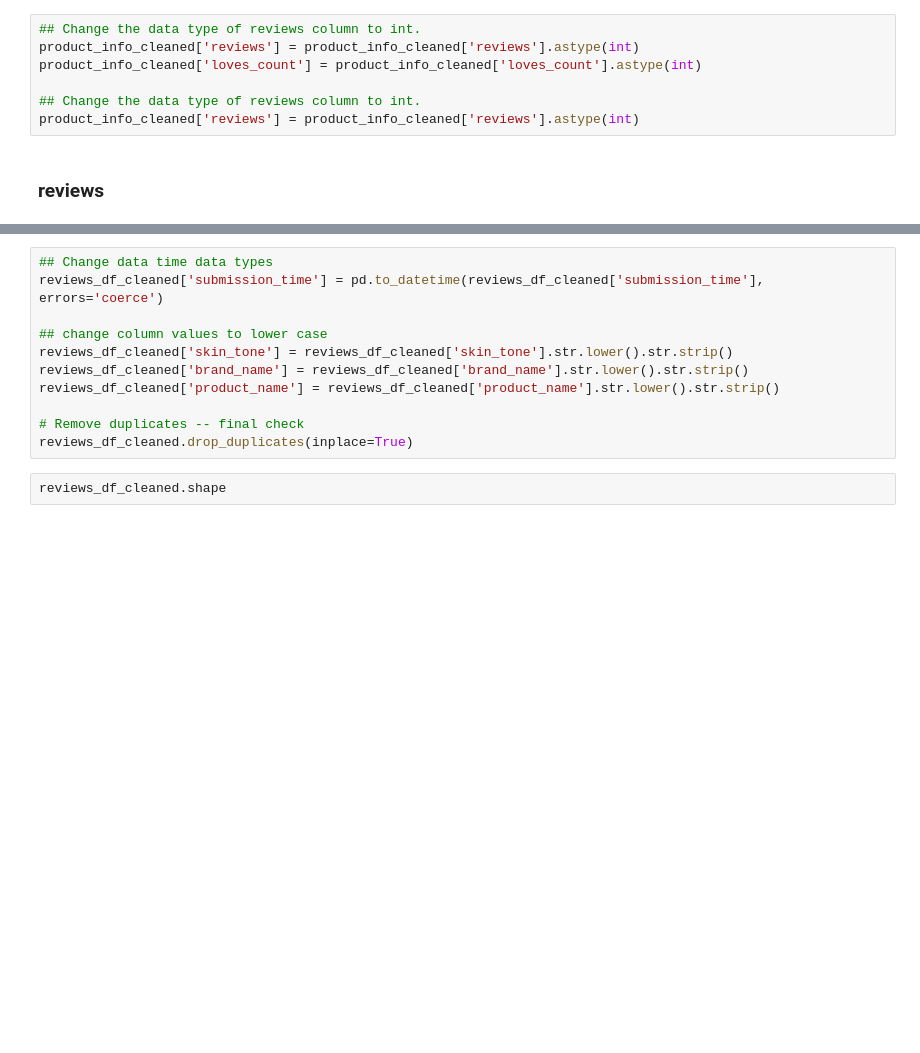
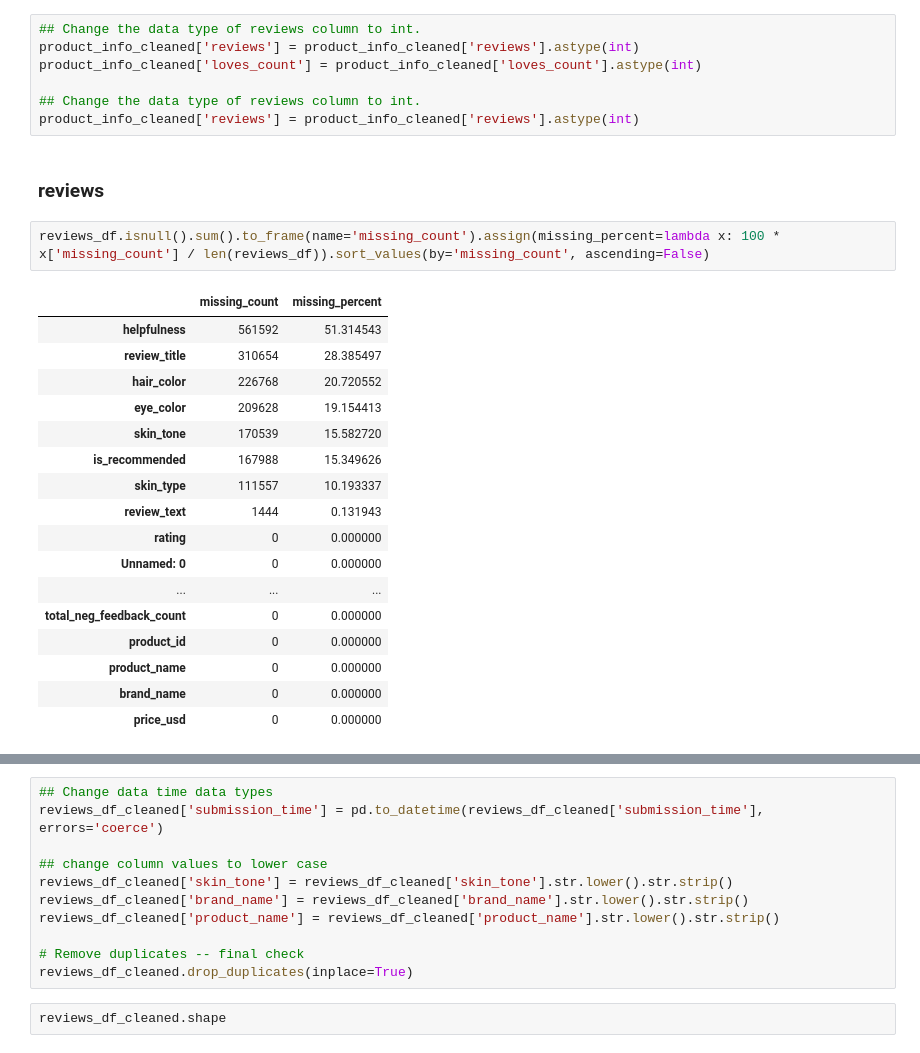
Before and after one commit to ellahoangsimonemlyon/recommender-systems, a Jupyter notebook: SRC/data_cleaning.ipynb, the cells around one changed output, grey strips where cells are left out. Cells and saved outputs as stored; diff of their text form; blank space fills up the shorter version.

```diff
--- a/SRC/data_cleaning.ipynb
+++ b/SRC/data_cleaning.ipynb
@@ -126,4 +147,24 @@ product_info_cleaned['loves_count'] = product_info_cleaned['loves_count'].astype
 product_info_cleaned['reviews'] = product_info_cleaned['reviews'].astype(int)
 # %% [markdown]
 ### reviews
+# %%
+reviews_df.isnull().sum().to_frame(name='missing_count').assign(missing_percent=lambda x: 100 * x['missing_count'] / len(reviews_df)).sort_values(by='missing_count', ascending=False)
+# %% [output]
+|  | missing_count | missing_percent |
+| helpfulness | 561592 | 51.314543 |
+| review_title | 310654 | 28.385497 |
+| hair_color | 226768 | 20.720552 |
+| eye_color | 209628 | 19.154413 |
+| skin_tone | 170539 | 15.582720 |
+| is_recommended | 167988 | 15.349626 |
+| skin_type | 111557 | 10.193337 |
+| review_text | 1444 | 0.131943 |
+| rating | 0 | 0.000000 |
+| Unnamed: 0 | 0 | 0.000000 |
+| ... | ... | ... |
+| total_neg_feedback_count | 0 | 0.000000 |
+| product_id | 0 | 0.000000 |
+| product_name | 0 | 0.000000 |
+| brand_name | 0 | 0.000000 |
+| price_usd | 0 | 0.000000 |
 # %%
```
Also changed, not shown: parts of 6 cells of this notebook, 5 other files.
